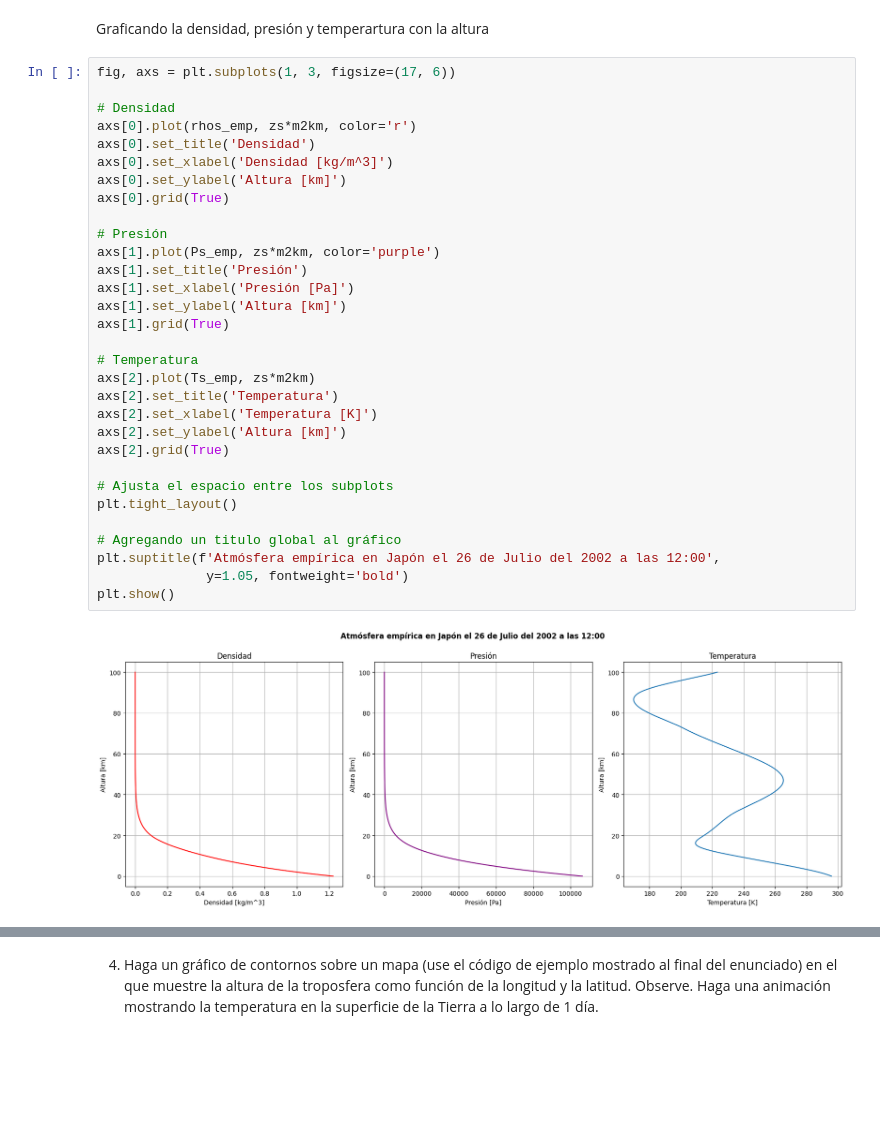
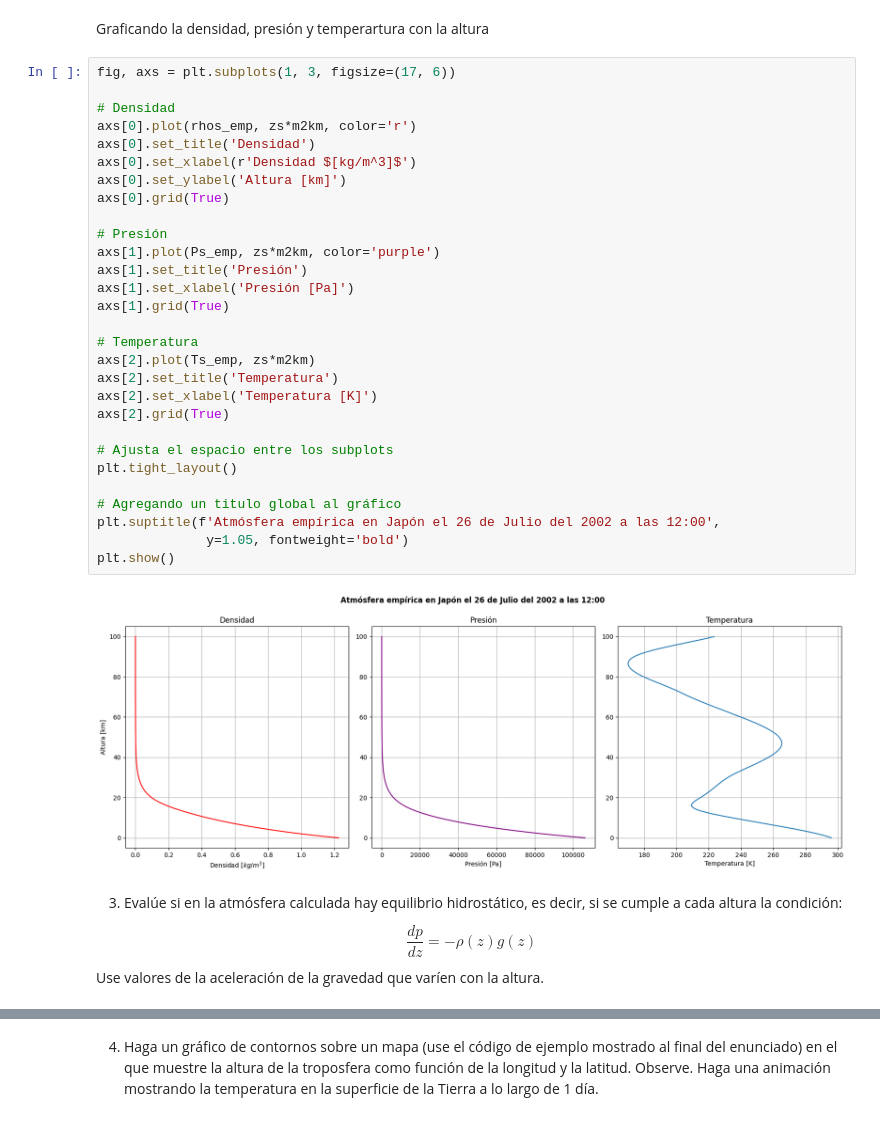
Before and after one commit to andromedalactea/Continuus_Mechanics, a Jupyter notebook: Homeworks/MCON_Tarea2_AtmósferaEmpírica.ipynb, the cells around one changed output, grey strips where cells are left out. Drawn from its saved outputs; the diff is of its cells as text; blank space fills up the shorter version.

```diff
--- a/Homeworks/MCON_Tarea2_AtmósferaEmpírica.ipynb
+++ b/Homeworks/MCON_Tarea2_AtmósferaEmpírica.ipynb
@@ -204,33 +188,38 @@ Graficando la densidad, presión y temperartura con la altura
 # %%
 fig, axs = plt.subplots(1, 3, figsize=(17, 6))
 
 # Densidad
 axs[0].plot(rhos_emp, zs*m2km, color='r')
 axs[0].set_title('Densidad')
-axs[0].set_xlabel('Densidad [kg/m^3]')
+axs[0].set_xlabel(r'Densidad $[kg/m^3]$')
 axs[0].set_ylabel('Altura [km]')
 axs[0].grid(True)
 
 # Presión
 axs[1].plot(Ps_emp, zs*m2km, color='purple')
 axs[1].set_title('Presión')
 axs[1].set_xlabel('Presión [Pa]')
-axs[1].set_ylabel('Altura [km]')
 axs[1].grid(True)
 
 # Temperatura
 axs[2].plot(Ts_emp, zs*m2km)
 axs[2].set_title('Temperatura')
 axs[2].set_xlabel('Temperatura [K]')
-axs[2].set_ylabel('Altura [km]')
 axs[2].grid(True)
 
 # Ajusta el espacio entre los subplots
 plt.tight_layout()
 
 # Agregando un titulo global al gráfico
 plt.suptitle(f'Atmósfera empírica en Japón el 26 de Julio del 2002 a las 12:00',
               y=1.05, fontweight='bold')
 plt.show()
 # %% [output]
-[figure, old version]
+[figure, new version]
+# %% [markdown]
+3. Evalúe si en la atmósfera calculada hay equilibrio hidrostático, es decir, si se cumple a cada altura la condición:
+
+  $$
+\frac{dp}{dz} = -\rho(z) g(z)
+$$
+   Use valores de la aceleración de la gravedad que varíen con la altura.
```
Also changed, not shown: parts of 41 cells of this notebook, 6 other files.
